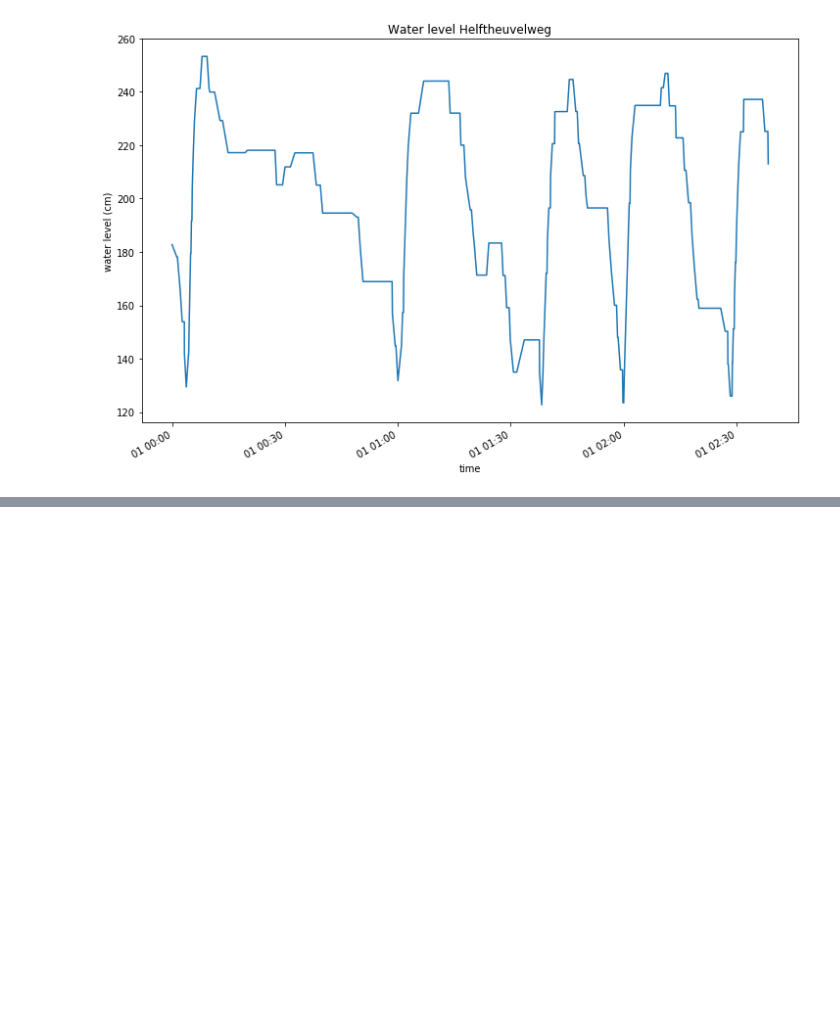
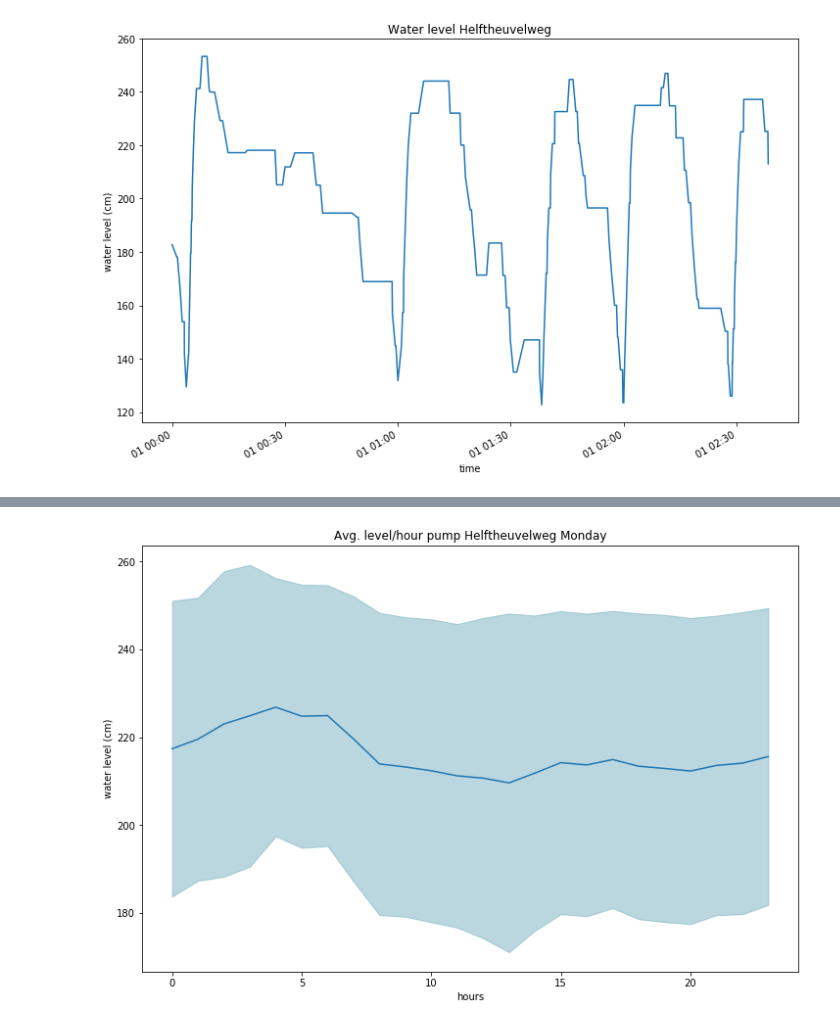
Before and after one commit to Trezorro/waterschap-datachallenge, a Jupyter notebook: Level visualization.ipynb, the cells around one changed output, grey strips where cells are left out. Drawn from its saved outputs; the diff is of its cells as text; code cells hidden in the pictures; blank space fills up the shorter version.

```diff
--- a/Level visualization.ipynb
+++ b/Level visualization.ipynb
@@ -49,0 +53,3 @@ plt.show()
+# %%
+data = data.set_index('Tijdstip') # Datetime index
+data.head()
@@ -49,0 +64,37 @@ plt.show()
+# %%
+data['weekday name'] = data.index.weekday_name # Index on day of week
+#data['weekday name'].head()
+monday = data[data['weekday name'] == 'Monday']
+tuesday = data[data['weekday name'] == 'Tuesday']
+wednesday = data[data['weekday name'] == 'Wednesday']
+thursday = data[data['weekday name'] == 'Thursday']
+friday = data[data['weekday name'] == 'Friday']
+saturday = data[data['weekday name'] == 'Saturday']
+sunday = data[data['weekday name'] == 'Sunday']
+# %%
+def plotData(data, pump, title, filename):
+    data['hour'] = data.index.hour # Index on hour of day
+    data_hourly_mean = data[pump].groupby(data.index.hour).mean()
+    data_hourly_std = data[pump].groupby(data.index.hour).std()
+
+    y = data_hourly_mean
+    x = data_hourly_mean.index
+    y_low = data_hourly_mean - data_hourly_std
+    y_high = data_hourly_mean + data_hourly_std
+
+    fig = plt.figure(figsize = (12, 8)) # Make it nice for the report
+    ax = fig.add_subplot(1, 1, 1)
+
+    ax.plot(x, y)
+    ax.fill_between(x, y_low, y_high, color = '#539caf', alpha = 0.4, label = '95% CI')
+
+    ax.set(xlabel='hours', ylabel='water level (cm)', # Labeling
+           title = title)
+
+    #plt.gcf().autofmt_xdate() # Adjusting scale of x-axis to readable, relevant datetime
+    plt.savefig(filename) # Saving to current directory
+    plt.show()
+# %%
+plotData(monday, '003: Helftheuvelweg Niveau (cm)', 'Avg. level/hour pump Helftheuvelweg Monday', 'Plot monday HHW' )
+# %% [output]
+[figure, added]
```
Also changed, not shown: parts of 9 cells of this notebook, 1 other file.
